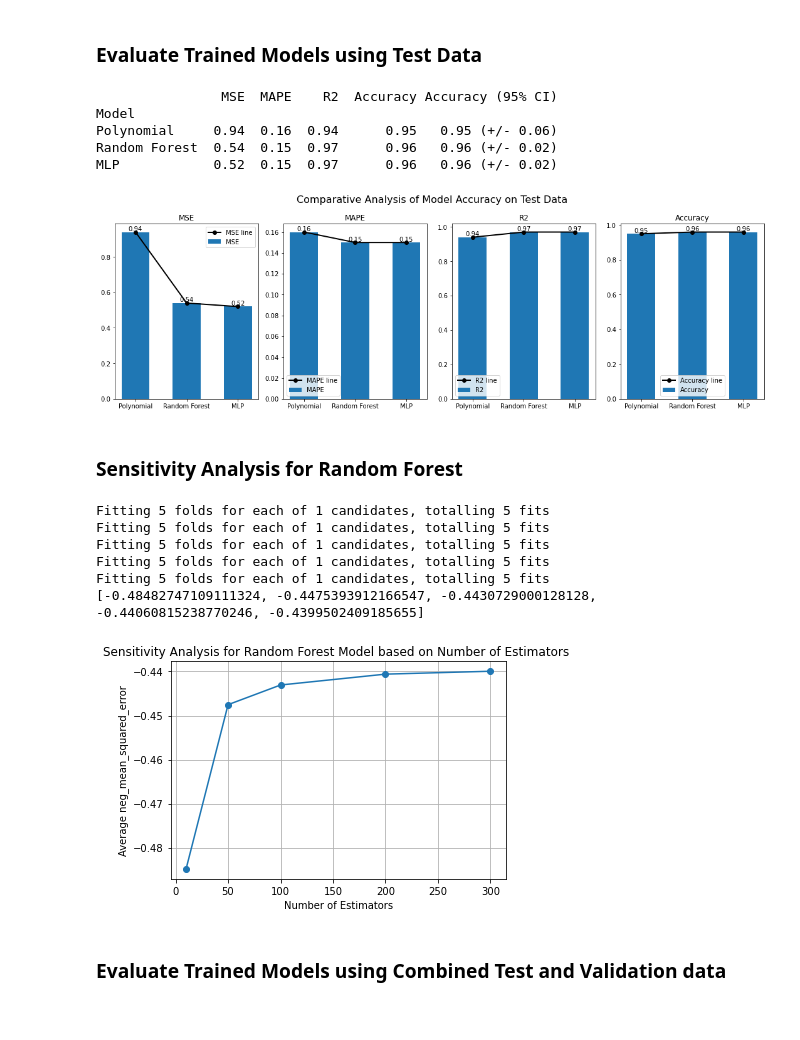
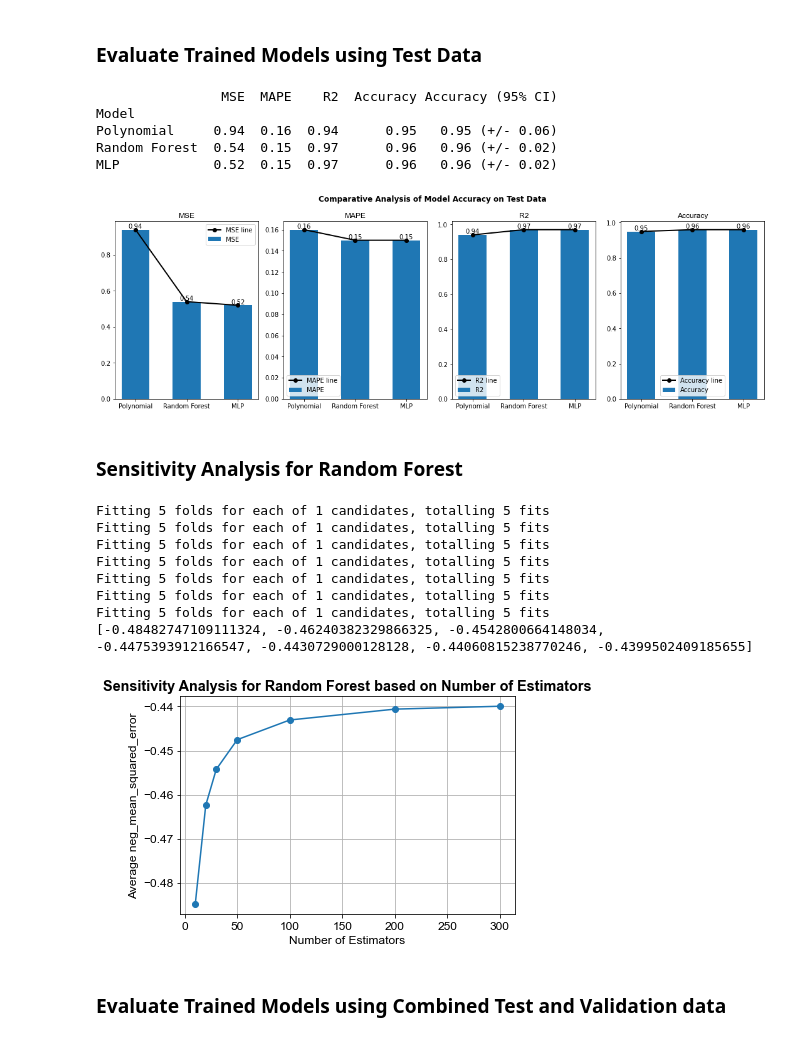
Before and after one commit to gugaumich/Diesel_Truck, a Jupyter notebook: Supervised_Learning_last_version.ipynb, the cells around one changed output. Cells and saved outputs as stored; diff of their text form; code cells hidden in the pictures.

```diff
--- a/Supervised_Learning_last_version.ipynb
+++ b/Supervised_Learning_last_version.ipynb
@@ -275,7 +275,7 @@ index = np.arange(len(models))
 bar_width = 0.55
 
 fig, ax = plt.subplots(1, len(metrics), figsize=(15, 5))
-fig.suptitle('Comparative Analysis of Model Accuracy on Test Data', fontsize=16)
+fig.suptitle('Comparative Analysis of Model Accuracy on Test Data', fontweight='bold')
 
 for i, metric in enumerate(metrics):
     model_scores = results_df[metric].values
@@ -286,13 +286,14 @@ for i, metric in enumerate(metrics):
     for j, value in enumerate(model_scores):
         ax[i].text(index[j], value, f'{value:.2f}', ha='center', va='bottom')
 
-    ax[i].set_title(metric)
+    ax[i].set_title(metric, fontsize=12, fontfamily='Arial')
     ax[i].set_xticks(index)
     # ax[i].set_xticklabels(models, rotation=45)
     ax[i].set_xticklabels(models)
     ax[i].legend()
 
 plt.tight_layout()
+plt.rc('font', family='Arial', size=12)
 plt.show()
 # %% [output]
                 MSE  MAPE    R2  Accuracy Accuracy (95% CI)
@@ -300,44 +301,41 @@ Model
 Polynomial     0.94  0.16  0.94      0.95   0.95 (+/- 0.06)
 Random Forest  0.54  0.15  0.97      0.96   0.96 (+/- 0.02)
 MLP            0.52  0.15  0.97      0.96   0.96 (+/- 0.02)
-[figure, old version]
+[figure, new version]
 # %% [markdown]
 ### Sensitivity Analysis for Random Forest
 # %%
-param_grid = {'n_estimators': [10, 50, 100, 200, 300]}
+param_grid = {'n_estimators': [10, 20, 30, 50, 100, 200, 300]}
 cv_fold = 5
 scoring = 'neg_mean_squared_error'
-
 
 ave_scores = []
 
 for n_estimator in param_grid['n_estimators']:
-
     rf = RandomForestRegressor(random_state=42, n_estimators=n_estimator)
-
     grid_search = GridSearchCV(estimator=rf, param_grid={}, cv=cv_fold, scoring=scoring, n_jobs=-1, verbose=2)
     grid_search.fit(X_train_scaled, y_train)
-
     ave_score = np.mean(grid_search.cv_results_['mean_test_score'])
     ave_scores.append(ave_score)
-
 print(ave_scores)
 
-# Plot the results
 plt.plot(param_grid['n_estimators'], ave_scores, marker='o')
 plt.xlabel('Number of Estimators')
 plt.ylabel('Average ' + scoring)
-plt.title('Sensitivity Analysis for Random Forest Model based on Number of Estimators ')
+plt.title('Sensitivity Analysis for Random Forest based on Number of Estimators', fontweight='bold')
 plt.grid(True)
+plt.rc('font', family='Arial', size=12)
 plt.show()
 # %% [output]
 Fitting 5 folds for each of 1 candidates, totalling 5 fits
 Fitting 5 folds for each of 1 candidates, totalling 5 fits
 Fitting 5 folds for each of 1 candidates, totalling 5 fits
 Fitting 5 folds for each of 1 candidates, totalling 5 fits
 Fitting 5 folds for each of 1 candidates, totalling 5 fits
-[-0.48482747109111324, -0.4475393912166547, -0.4430729000128128, -0.44060815238770246, -0.4399502409185655]
+Fitting 5 folds for each of 1 candidates, totalling 5 fits
+Fitting 5 folds for each of 1 candidates, totalling 5 fits
+[-0.48482747109111324, -0.46240382329866325, -0.4542800664148034, -0.4475393912166547, -0.4430729000128128, -0.44060815238770246, -0.4399502409185655]
-[figure, old version]
+[figure, new version]
 # %% [markdown]
 ### Evaluate Trained Models using Combined Test and Validation data
 # %%
```
Also changed, not shown: parts of 24 cells of this notebook.
